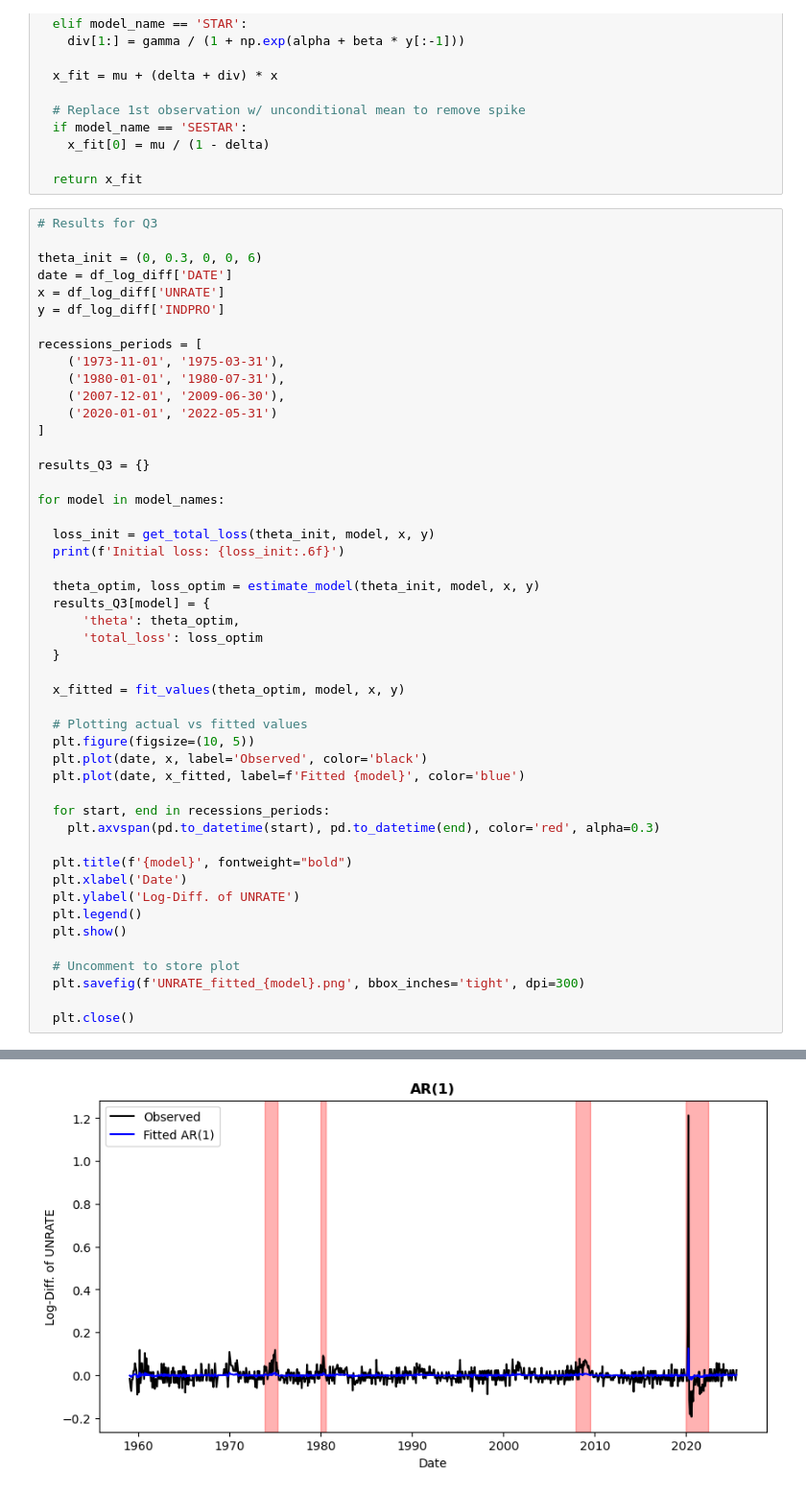
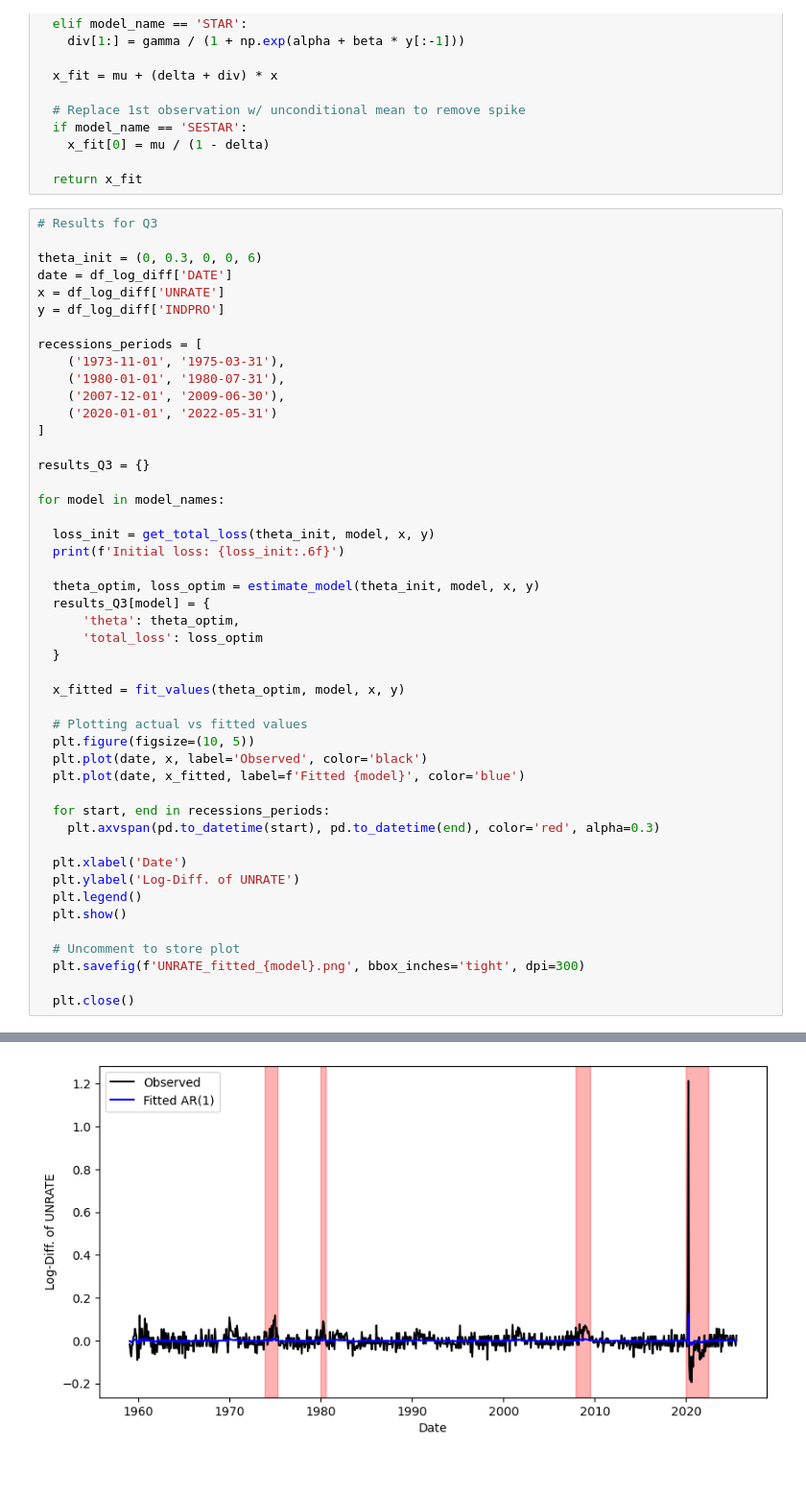
Before and after one commit to avril-rdgz/E_EORM_AECTR_GA2, a Jupyter notebook: Main_notebook_GA2.ipynb, the cells around one changed output, grey strips where cells are left out. Shown at 96% size. Drawn from its saved outputs; the diff is of its cells as text.

Commit message:
plot q3

```diff
--- a/Main_notebook_GA2.ipynb
+++ b/Main_notebook_GA2.ipynb
@@ -153,35 +153,34 @@ for model in model_names:
 
   theta_optim, loss_optim = estimate_model(theta_init, model, x, y)
   results_Q3[model] = {
       'theta': theta_optim,
       'total_loss': loss_optim
   }
 
   x_fitted = fit_values(theta_optim, model, x, y)
 
   # Plotting actual vs fitted values
   plt.figure(figsize=(10, 5))
   plt.plot(date, x, label='Observed', color='black')
   plt.plot(date, x_fitted, label=f'Fitted {model}', color='blue')
 
   for start, end in recessions_periods:
     plt.axvspan(pd.to_datetime(start), pd.to_datetime(end), color='red', alpha=0.3)
 
-  plt.title(f'{model}', fontweight="bold")
   plt.xlabel('Date')
   plt.ylabel('Log-Diff. of UNRATE')
   plt.legend()
   plt.show()
 
   # Uncomment to store plot
   plt.savefig(f'UNRATE_fitted_{model}.png', bbox_inches='tight', dpi=300)
 
   plt.close()
 # %% [output]
 Initial loss: 2.420311
 
 Optimization successful for AR(1). Total Loss: 2.329415
-[figure, old version]
+[figure, new version]
 Initial loss: 2.420311
 
 Optimization successful for SESTAR. Total Loss: 2.175516
```
Also changed, not shown: parts of 1 cell of this notebook, 3 other files.
